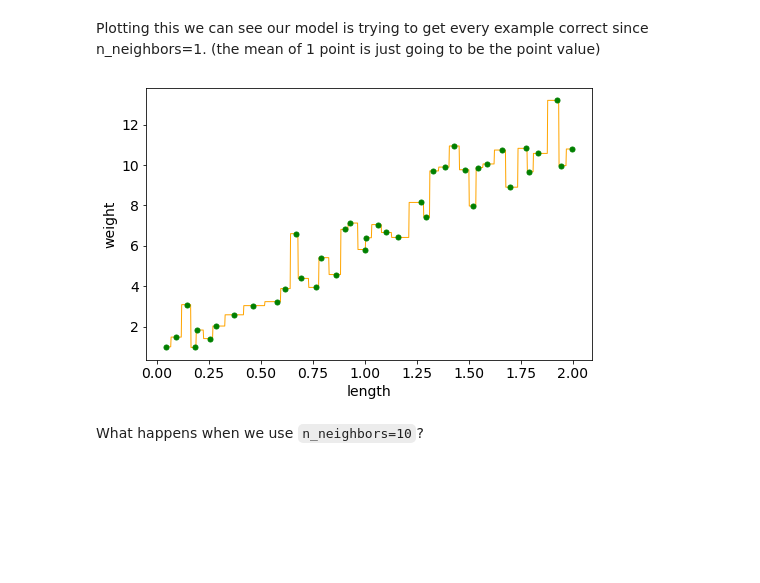
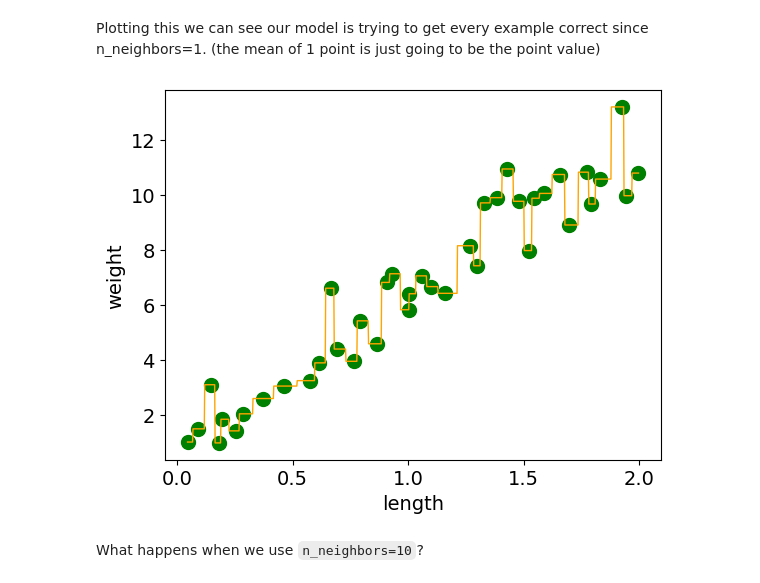
Before and after one commit to bait509-ubc/BAIT509, a Jupyter notebook: _sources/lectures/lecture4.ipynb, the cells around one changed output. Cells and saved outputs as stored; diff of their text form; code cells hidden in the pictures; blank space fills up the shorter version.

```diff
--- a/_sources/lectures/lecture4.ipynb
+++ b/_sources/lectures/lecture4.ipynb
@@ -130,16 +136,16 @@ knnr_1.score(snake_X_train, snake_y_train)
 # %% [markdown]
 Plotting this we can see our model is trying to get every example correct since n_neighbors=1. (the mean of 1 point is just going to be the point value)
 # %%
-plt.figure(figsize=(8, 5))
 grid = np.linspace(np.min(snake_X_train), np.max(snake_X_train), 1000)
-plt.plot(grid, knnr_1.predict(grid), color='orange', linewidth=1)
-plt.plot(snake_X_train, snake_y_train, ".r", markersize=10, color='green')
-plt.xticks(fontsize= 14);
-plt.yticks(fontsize= 14);
+plt.plot(grid, knnr_1.predict(grid[:, np.newaxis]), color='orange', linewidth=1)
+plt.scatter(snake_X_train, snake_y_train, color='green', s=100)
+plt.xticks(fontsize= 14)
+plt.yticks(fontsize= 14)
 plt.xlabel("length",fontsize= 14)
-plt.ylabel("weight",fontsize= 14);
+plt.ylabel("weight",fontsize= 14)
+plt.show()
 # %% [output]
-[figure, old version]
+[figure, new version]
 # %% [markdown]
 What happens when we use `n_neighbors=10`?
 # %%
```
Also changed, not shown: parts of 20 cells of this notebook, 8 other files.
